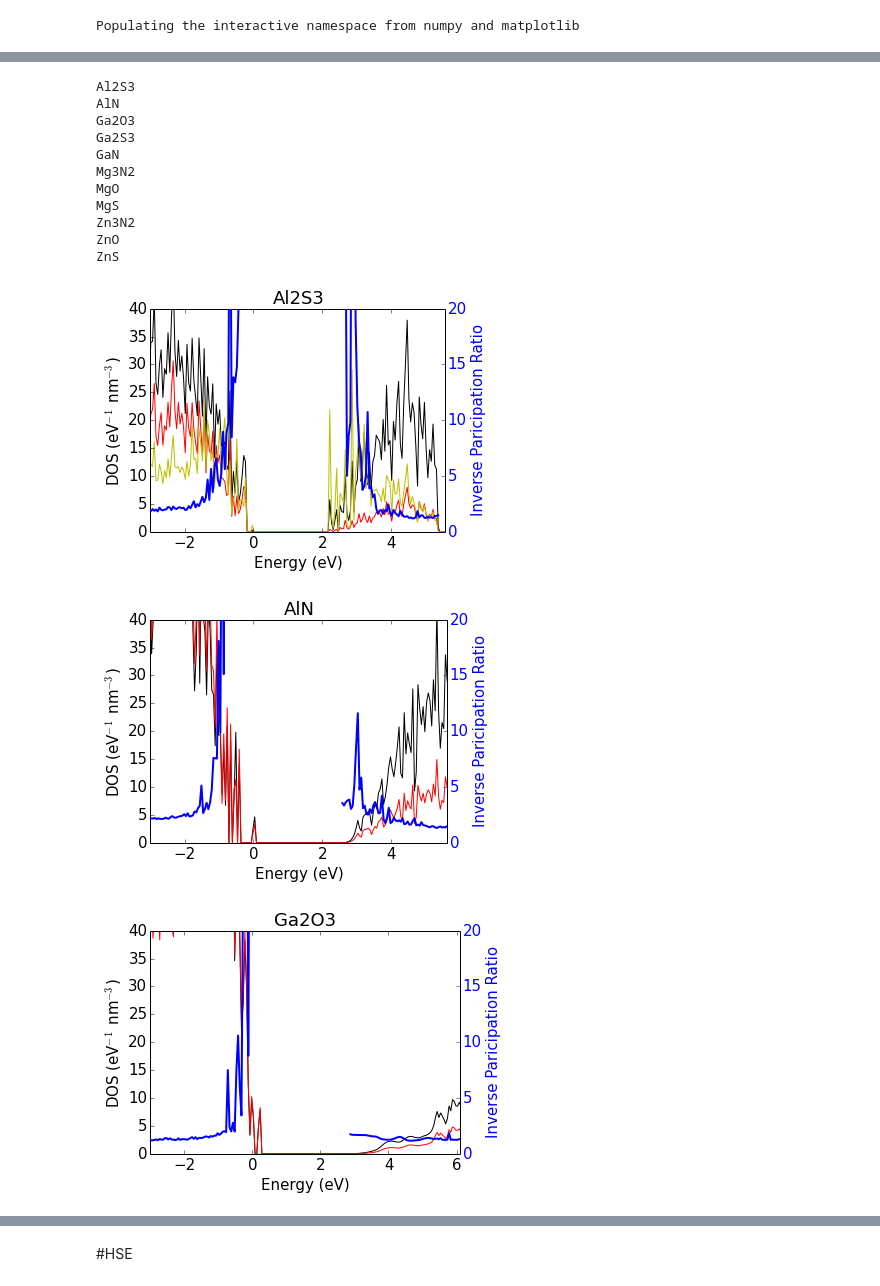
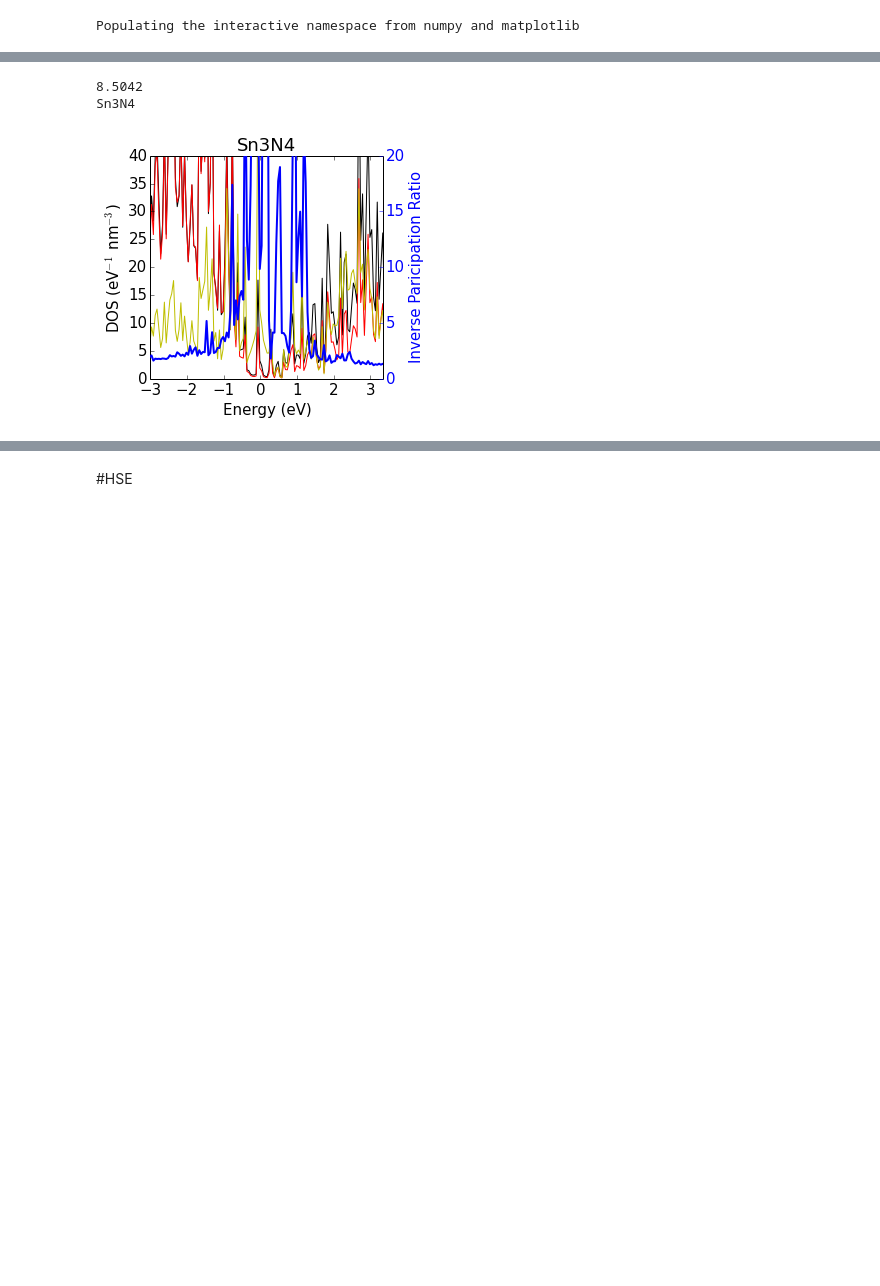
Before and after one commit to pzawadzk/IPython-NB-amorphous, a Jupyter notebook: R2_Electronic_structure_SON.ipynb, the cells around one changed output, grey strips where cells are left out. Saved outputs shown, nothing was run; the diff lists cells and outputs as text; code cells hidden in the pictures; blank space fills up the shorter version.

```diff
--- a/R2_Electronic_structure_SON.ipynb
+++ b/R2_Electronic_structure_SON.ipynb
@@ -41,7 +41,7 @@ def check_for_AA_bonds(structure):
                   if n[2]*structure.scale < cut_off[atom.type]: AA.append(index_A)
     return AA
 # %%
-calc = Extract('/scratch/pzawadzk/amor_bulk_hf/XAlS/bulk/140_seed_1_par_A_0_B_28_T0/basin_hoping/hse/pbe_hse')
+calc = Extract('/scratch/pzawadzk/amor_bulk_hf/XSnN/bulk/140_seed_4_par_A_0_B_20_T0/basin_hoping')
 # %%
 check_for_AA_bonds(calc.structure)
 # %% [output]
@@ -68,6 +68,8 @@ def Extract_DOS(path):
         for id in range(9):
             pdos[i][id] += DOS.site_dos(i, id)
     pdos *= mult
+    if len(AA_bonds)==0:
+        print 'NO AA bons', path
     return DOS.energy, dos, pdos, calc.structure, float(calc.vbm), float(calc.cbm), AA_bonds
 # %%
 def get_dos_data(path, key, avg=True):
@@ -176,8 +178,10 @@ data = {
         #'B2S3': [['XBS', False], ],
         #'BN': [['XBN', False], ],
         }
+# %%
+ data ={       'Sn3N4': [['XSnN', False], ],}
 # %%
-read_csv = True
+read_csv = False
 # %%
 dos_data = {}
 path = '/scratch/pzawadzk/amor_bulk_hf/%s/bulk/*seed*/basin_hoping/hse/pbe_hse'
@@ -217,50 +207,39 @@ DONE in XZnS
 for mat in sort(data.keys()):
     if 1:
         [E, DOS, PDOS,  PDOS_A, PDOS_AA, PDOS_C, VBM, CBM, IPR] = dos_data[mat]
-
+        print CBM
         Eg =  CBM-VBM
         figure(figsize=(2*(Eg+8)/4,4))
 
         ax = gca()
         ax.set_title(mat)
         ax.plot (E-VBM, DOS, '-k')
 
         k = 1000
         ax.plot(E-VBM, k*np.mean(PDOS_A, axis=0), '-r')
         ax.plot(E-VBM, k*np.mean(PDOS_AA, axis=0), '-y')
 
 
 
         #ax.plot(E-VBM, k*PDOS_C[0, :], '-r')
         #ax.plot(E-VBM, k*np.sum(PDOS_C, axis=0), '-g')
 
 
         ax.axis(xmin=0, xmax=10, ymin=0, ymax=40)
         ax.set_xlabel('Energy (eV)')
         ax.set_ylabel('DOS (eV$^{-1}$ nm$^{-3}$)')
-        ax.xaxis.set_major_locator(FixedLocator(list(np.linspace(-2, 10, 7))))
+        #ax.xaxis.set_major_locator(FixedLocator(list(np.linspace(-2, 10, 7))))
 
         ax1 = ax.twinx()
         ax1.plot (E-VBM, IPR, '-b', linewidth=2)
         ax1.axis(xmin=-3, xmax=Eg+3, ymin=0, ymax=20)
         ax1.tick_params(axis='y', colors='blue')
         ax1.yaxis.label.set_color('blue')
         ax1.set_ylabel('Inverse Paricipation Ratio')
         savefig('DOS_%s.pdf'%mat, bbox_inches='tight')
     #except:
         print mat
 # %% [output]
-Al2S3
-AlN
-Ga2O3
-Ga2S3
-GaN
-Mg3N2
-MgO
-MgS
-Zn3N2
-ZnO
-ZnS
+8.5042
+Sn3N4
-[figure, old version]
+[figure, new version]
-[figure, removed]
-[figure, removed]
```
Also changed, not shown: parts of 4 cells of this notebook, 2 other files.
